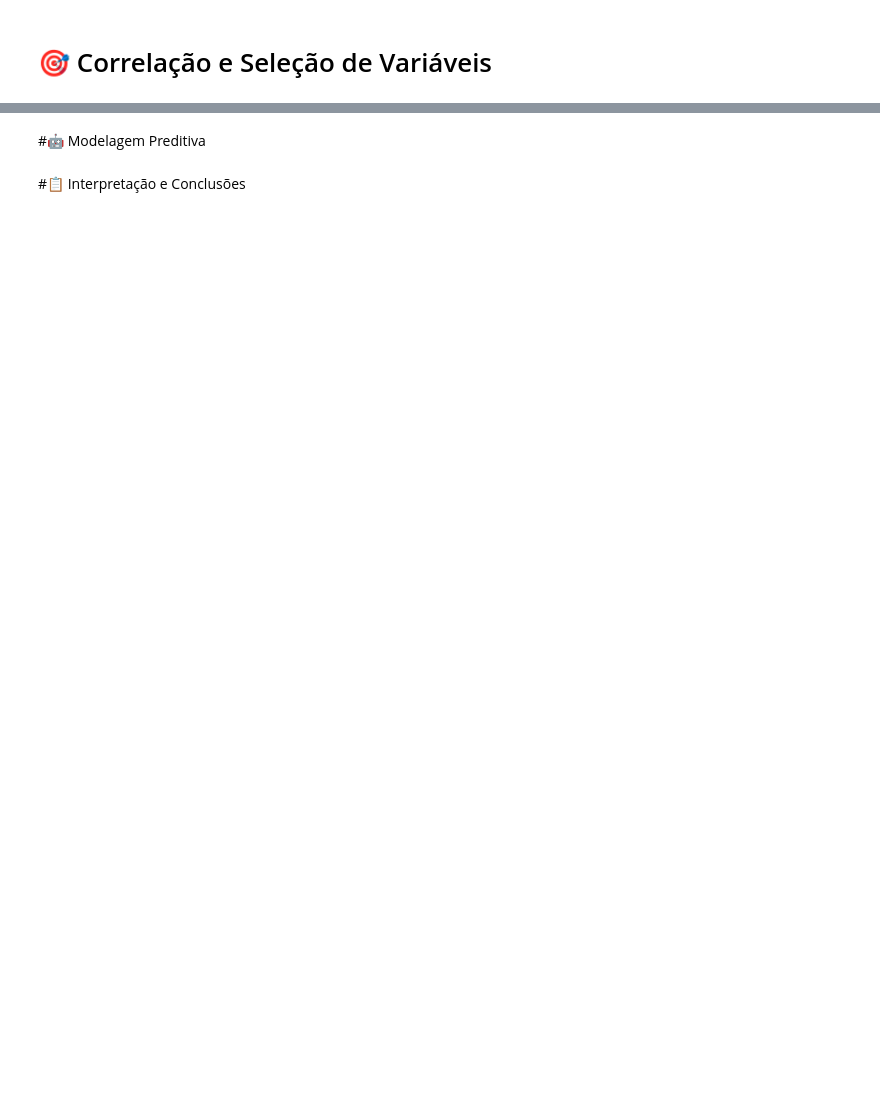
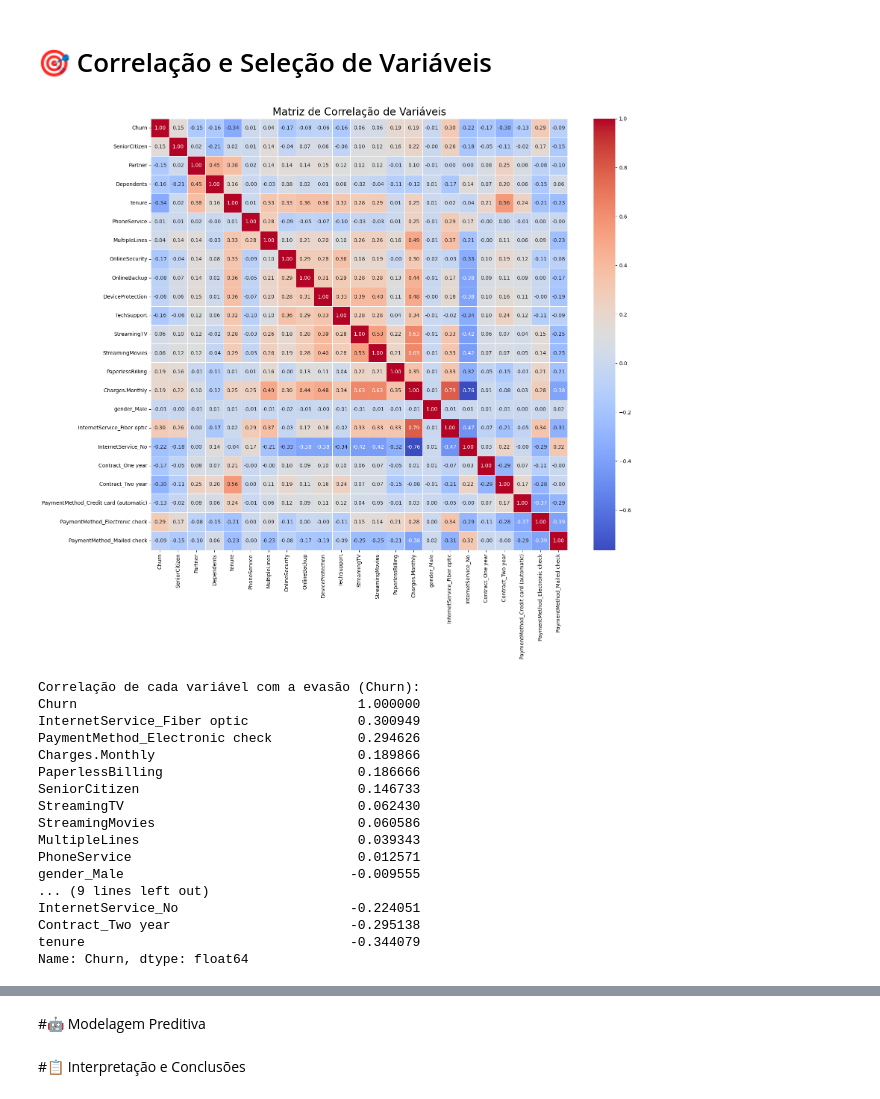
Before and after one commit to claudiobalique/Challenge-Telecom-X-parte2-Public, a Jupyter notebook: challenge_Telecom_X_Parte_2.ipynb, the cells around one changed output, grey strips where cells are left out. Cells and saved outputs as stored; diff of their text form; code cells hidden in the pictures; blank space fills up the shorter version.

```diff
--- a/challenge_Telecom_X_Parte_2.ipynb
+++ b/challenge_Telecom_X_Parte_2.ipynb
@@ -29,0 +116,5 @@ dados_telecom_x.head()
+# %%
+# Verificar valores únicos nas colunas categóricas:
+colunas_categoricas = ['gender', 'InternetService', 'Contract', 'PaymentMethod']
+for col in colunas_categoricas:
+    print(f"{col}:\n{dados_telecom_x2[col].unique()}\n")
@@ -30,2 +264,58 @@ dados_telecom_x.head()
 # %% [markdown]
 # 🎯 Correlação e Seleção de Variáveis
+# %%
+#Análise de Correlação
+# Essa analise é focada na variável churn.
+
+import pandas as pd
+import seaborn as sns
+import matplotlib.pyplot as plt
+from io import StringIO
+from sklearn.preprocessing import MinMaxScaler
+# Transformar colunas booleanas em numéricas (0 e 1) para a correlação
+for col in df_encoded.columns:
+    if df_encoded[col].dtype == 'bool':
+        df_encoded[col] = df_encoded[col].astype(int)
+
+# Normalizar as colunas numéricas (tenure e Charges.Monthly)
+colunas_numericas = ['tenure', 'Charges.Monthly']
+scaler = MinMaxScaler()
+df_encoded[colunas_numericas] = scaler.fit_transform(df_encoded[colunas_numericas])
+
+# Calcular a matriz de correlação
+correlation_matrix = df_encoded.corr()
+
+# Configurar o tamanho do plot
+plt.figure(figsize=(18, 15))
+
+# Criar o heatmap
+sns.heatmap(correlation_matrix, annot=True, cmap='coolwarm', fmt=".2f", linewidths=.5)
+
+# Adicionar título
+plt.title('Matriz de Correlação de Variáveis', fontsize=20)
+
+# Exibir o plot
+plt.show()
+
+# Opcional: Exibir as correlações com a variável 'Churn' para uma análise mais direta
+print("\nCorrelação de cada variável com a evasão (Churn):")
+print(correlation_matrix['Churn'].sort_values(ascending=False))
+# %% [output]
+[figure, added]
+Correlação de cada variável com a evasão (Churn):
+Churn                                    1.000000
+InternetService_Fiber optic              0.300949
+PaymentMethod_Electronic check           0.294626
+Charges.Monthly                          0.189866
+PaperlessBilling                         0.186666
+SeniorCitizen                            0.146733
+StreamingTV                              0.062430
+StreamingMovies                          0.060586
+MultipleLines                            0.039343
+PhoneService                             0.012571
+gender_Male                             -0.009555
+... (9 lines left out)
+InternetService_No                      -0.224051
+Contract_Two year                       -0.295138
+tenure                                  -0.344079
+Name: Churn, dtype: float64
```
Also changed, not shown: parts of 10 cells of this notebook.
